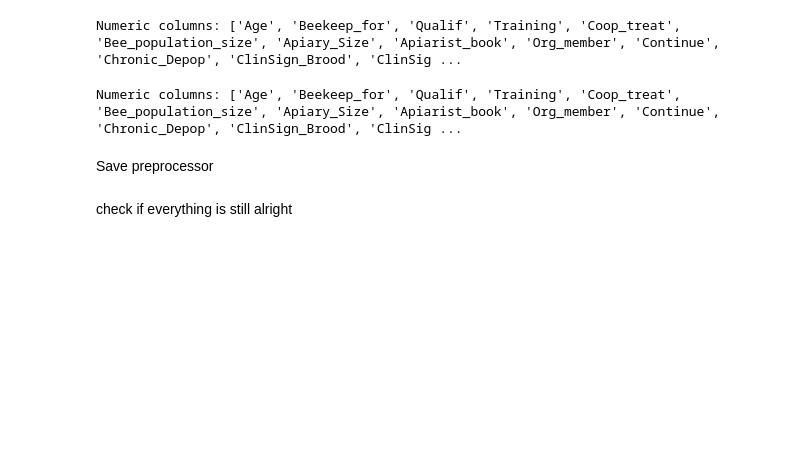
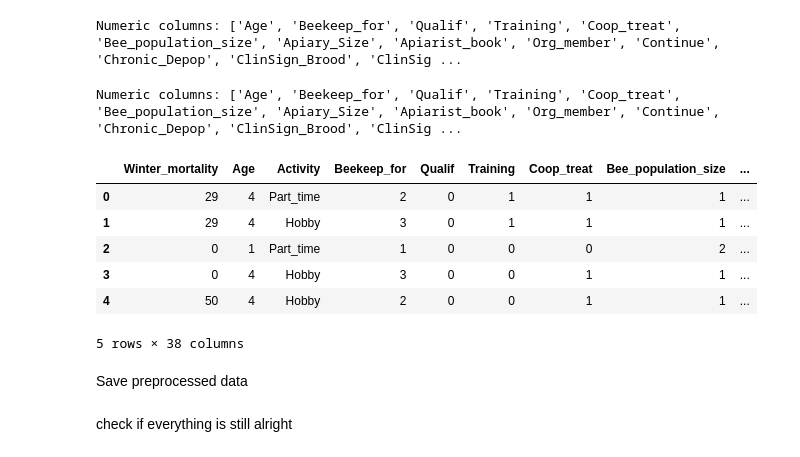
Before and after one commit to WIUT00015662/Ml-project, a Jupyter notebook: model.ipynb, the cells around one changed output. Saved outputs shown, nothing was run; the diff lists cells and outputs as text; code cells hidden in the pictures; blank space fills up the shorter version.

Commit message:
preprocessed data stored; target value normalized and project finished

```diff
--- a/model.ipynb
+++ b/model.ipynb
@@ -179,5 +259,15 @@ X_val_processed = preprocessor.transform(X_val)
 X_test_processed = preprocessor.transform(X_test)
 # %% [output]
 Numeric columns: ['Age', 'Beekeep_for', 'Qualif', 'Training', 'Coop_treat', 'Bee_population_size', 'Apiary_Size', 'Apiarist_book', 'Org_member', 'Continue', 'Chronic_Depop', 'ClinSign_Brood', 'ClinSig ...
+# %%
+df.head()
+# %% [output]
+|  | Winter_mortality | Age | Activity | Beekeep_for | Qualif | Training | Coop_treat | Bee_population_size | ... |
+| 0 | 29 | 4 | Part_time | 2 | 0 | 1 | 1 | 1 | ... |
+| 1 | 29 | 4 | Hobby | 3 | 0 | 1 | 1 | 1 | ... |
+| 2 | 0 | 1 | Part_time | 1 | 0 | 0 | 0 | 2 | ... |
+| 3 | 0 | 4 | Hobby | 3 | 0 | 0 | 1 | 1 | ... |
+| 4 | 50 | 4 | Hobby | 2 | 0 | 0 | 1 | 1 | ... |
+5 rows × 38 columns
 # %% [markdown]
-Save preprocessor
+Save preprocessed data
```
Also changed, not shown: parts of 8 cells of this notebook, 18 other files.
